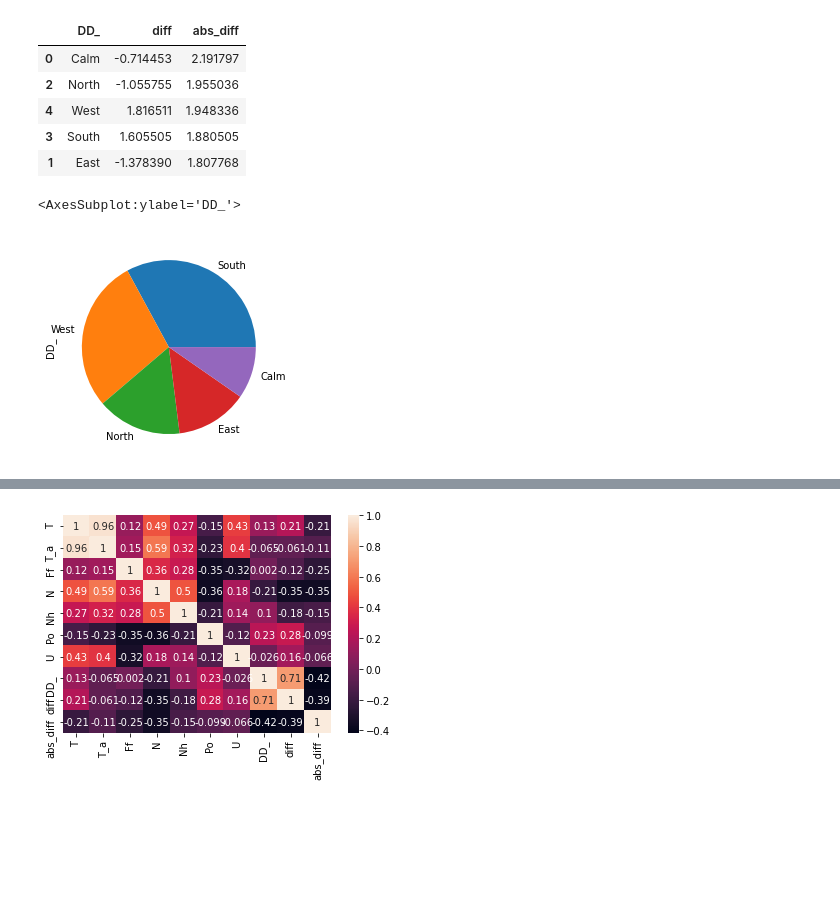
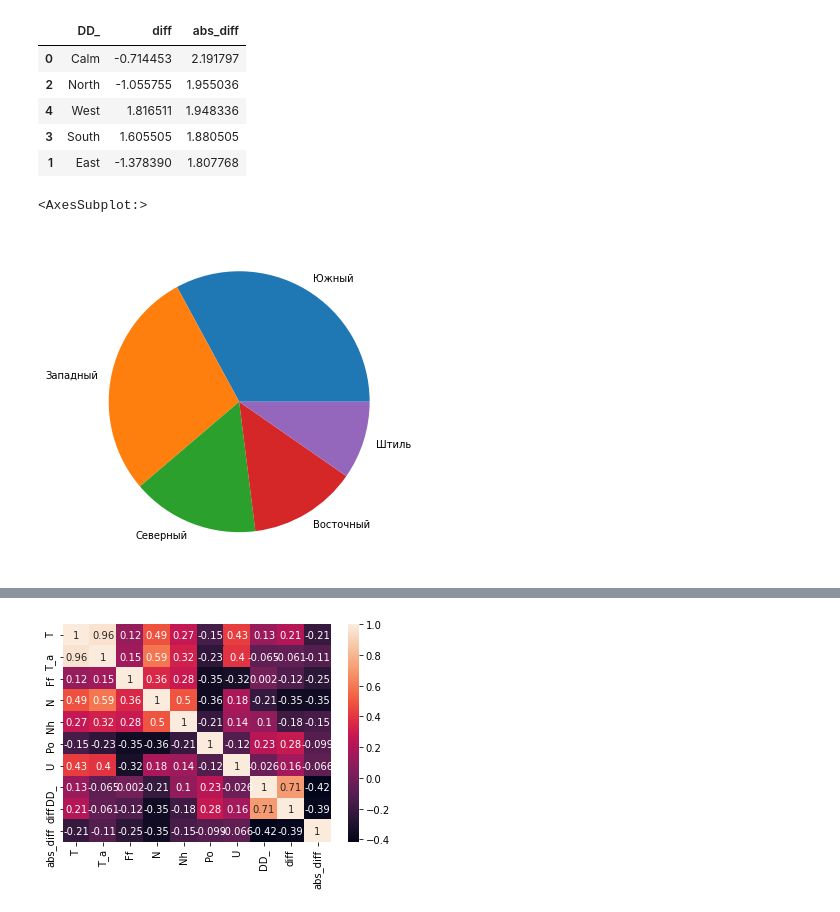
Before and after one commit to dimka11/coursework, a Jupyter notebook: NewData/analysis_compare.ipynb, the cells around one changed output, grey strips where cells are left out. Cells and saved outputs as stored; diff of their text form; code cells hidden in the pictures; blank space fills up the shorter version.

```diff
--- a/NewData/analysis_compare.ipynb
+++ b/NewData/analysis_compare.ipynb
@@ -301,10 +301,13 @@ df_omsk_airport_winter_1.groupby('DD_', as_index=False)['diff', 'abs_diff'].mean
 | 1 | East | -1.378390 | 1.807768 |
 # %%
 # Роза ветров
-df_omsk_airport_winter_1['DD_'].value_counts().plot(kind='pie')
+v1 = df_omsk_airport_winter_1['DD_'].value_counts()
+v1.name = ''
+v1 = v1.rename({'Calm': 'Штиль', 'East': 'Восточный', 'North': 'Северный', 'South': 'Южный', 'West': 'Западный'})
+v1.plot(kind='pie')
 # %% [output]
-<AxesSubplot:ylabel='DD_'>
+<AxesSubplot:>
-[figure, old version]
+[figure, new version]
 # %%
 # кореляция
 df_omsk_airport_winter_1_ = df_omsk_airport_winter_1.copy()
```
Also changed, not shown: 8 other files.
